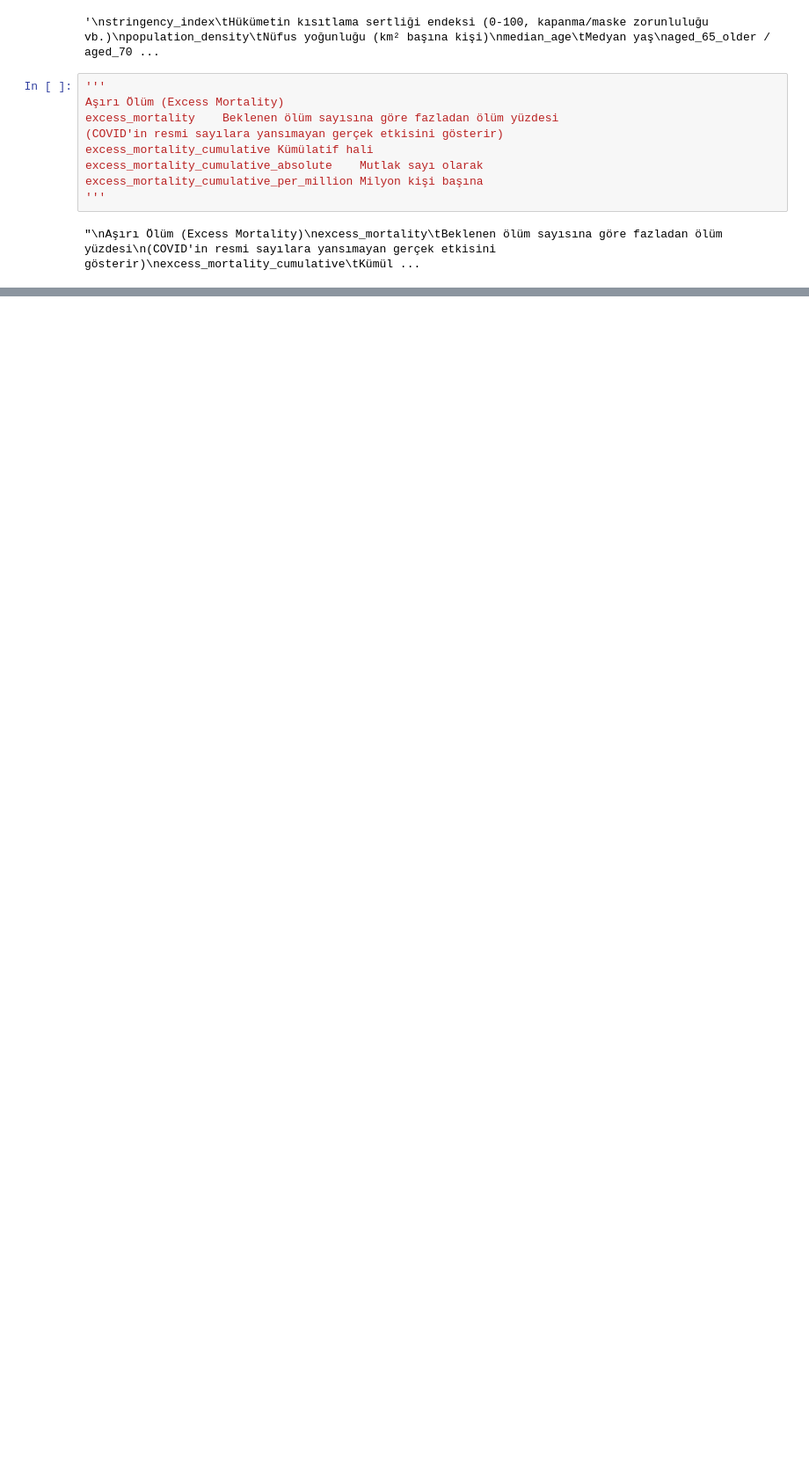
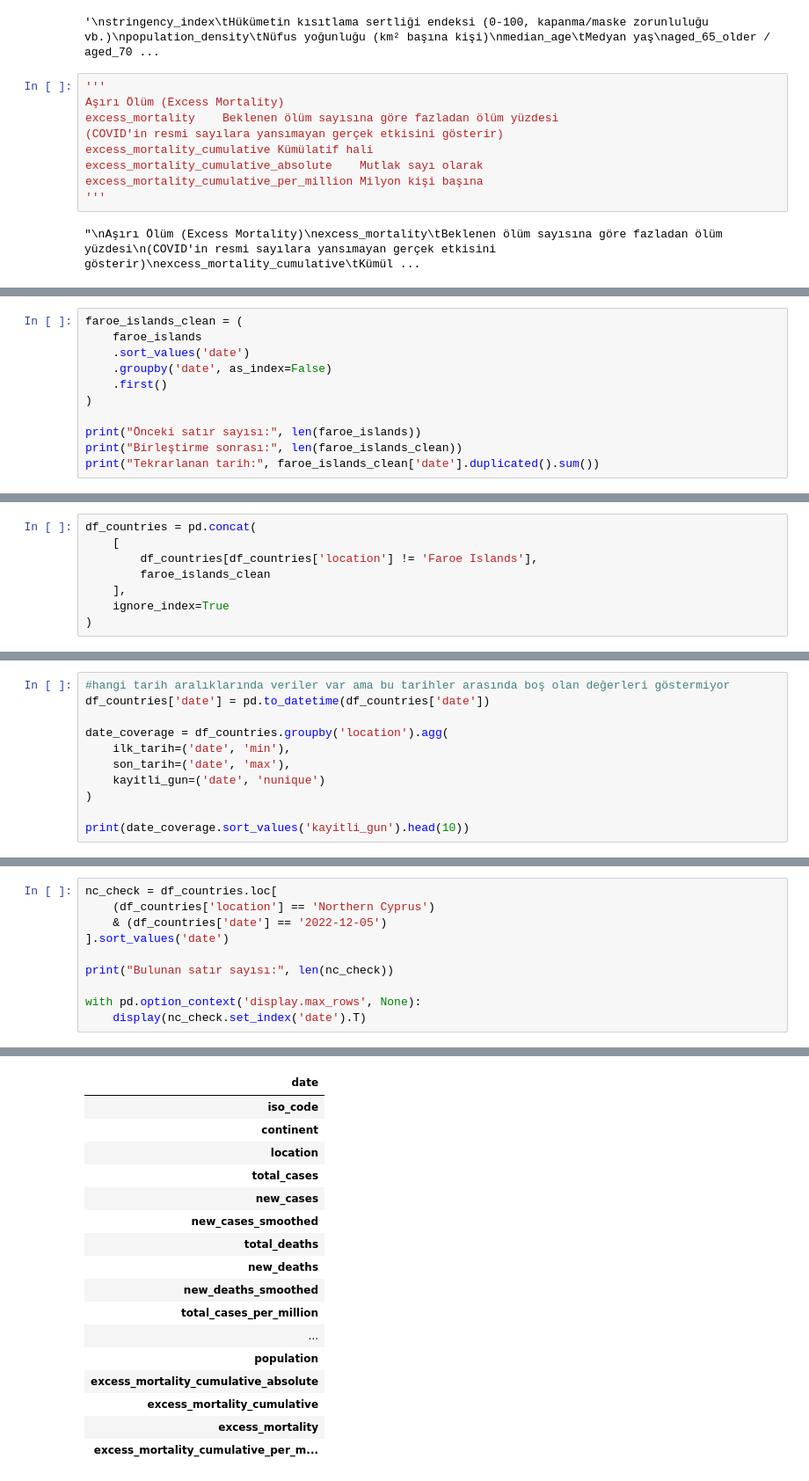
Before and after one commit to nazlican-engineer/CoronaVirusProject, a Jupyter notebook: covid_analysis.ipynb, the cells around one changed output, grey strips where cells are left out. Shown at 88% size. Cells and saved outputs as stored; diff of their text form; blank space fills up the shorter version.

```diff
--- a/covid_analysis.ipynb
+++ b/covid_analysis.ipynb
@@ -198,0 +501,11 @@ excess_mortality_cumulative_per_million	Milyon kişi başına
+# %%
+faroe_islands_clean = (
+    faroe_islands
+    .sort_values('date')
+    .groupby('date', as_index=False)
+    .first()
+)
+
+print("Önceki satır sayısı:", len(faroe_islands))
+print("Birleştirme sonrası:", len(faroe_islands_clean))
+print("Tekrarlanan tarih:", faroe_islands_clean['date'].duplicated().sum())
@@ -198,0 +516,8 @@ excess_mortality_cumulative_per_million	Milyon kişi başına
+# %%
+df_countries = pd.concat(
+    [
+        df_countries[df_countries['location'] != 'Faroe Islands'],
+        faroe_islands_clean
+    ],
+    ignore_index=True
+)
@@ -198,0 +562,11 @@ excess_mortality_cumulative_per_million	Milyon kişi başına
+# %%
+#hangi tarih aralıklarında veriler var ama bu tarihler arasında boş olan değerleri göstermiyor
+df_countries['date'] = pd.to_datetime(df_countries['date'])
+
+date_coverage = df_countries.groupby('location').agg(
+    ilk_tarih=('date', 'min'),
+    son_tarih=('date', 'max'),
+    kayitli_gun=('date', 'nunique')
+)
+
+print(date_coverage.sort_values('kayitli_gun').head(10))
@@ -198,0 +637,11 @@ excess_mortality_cumulative_per_million	Milyon kişi başına
+# %%
+nc_check = df_countries.loc[
+    (df_countries['location'] == 'Northern Cyprus')
+    & (df_countries['date'] == '2022-12-05')
+].sort_values('date')
+
+print("Bulunan satır sayısı:", len(nc_check))
+
+with pd.option_context('display.max_rows', None):
+    display(nc_check.set_index('date').T)
+# %% [output]
@@ -198,0 +649,17 @@ excess_mortality_cumulative_per_million	Milyon kişi başına
+| date |
+| iso_code |
+| continent |
+| location |
+| total_cases |
+| new_cases |
+| new_cases_smoothed |
+| total_deaths |
+| new_deaths |
+| new_deaths_smoothed |
+| total_cases_per_million |
+| ... |
+| population |
+| excess_mortality_cumulative_absolute |
+| excess_mortality_cumulative |
+| excess_mortality |
+| excess_mortality_cumulative_per_m... |
```
Also changed, not shown: parts of 22 cells of this notebook.
